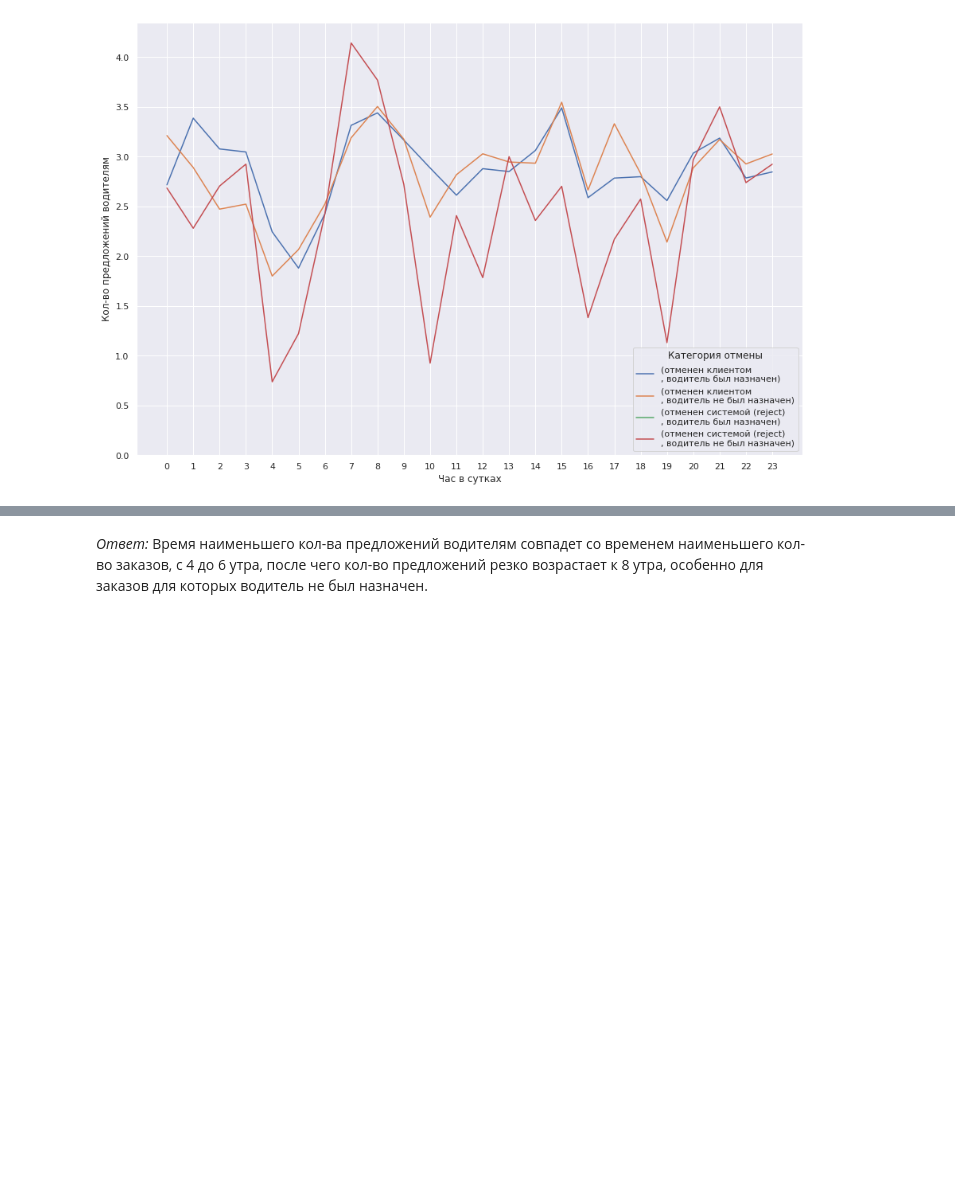
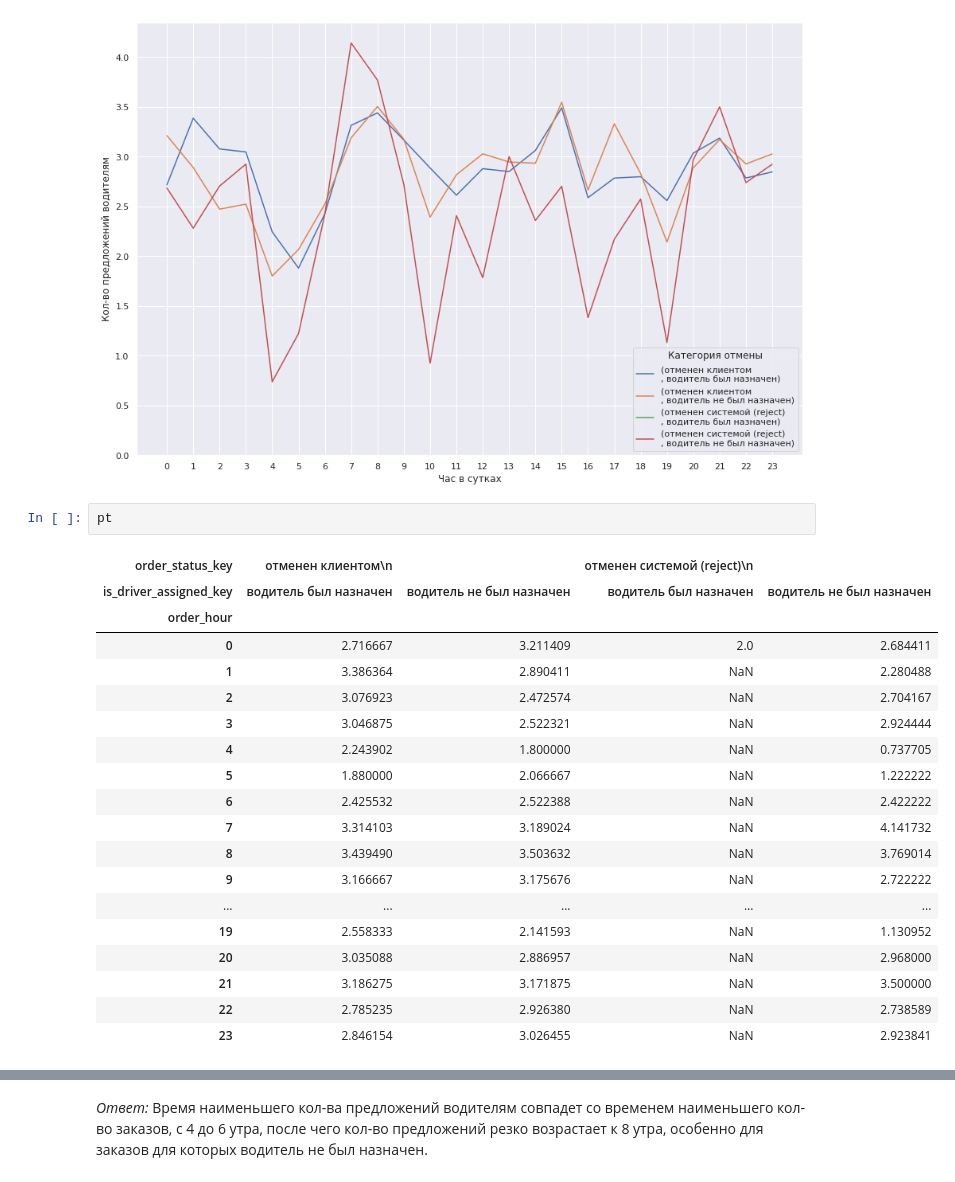
Before and after one commit to bebyakinb/test_assignments-Analyst-, a Jupyter notebook: gett/matching_home_assignment_for_candidates.ipynb, the cells around one changed output, grey strips where cells are left out. Drawn from its saved outputs; the diff is of its cells as text; blank space fills up the shorter version.

```diff
--- a/gett/matching_home_assignment_for_candidates.ipynb
+++ b/gett/matching_home_assignment_for_candidates.ipynb
@@ -342,3 +400,25 @@ plt.xticks(np.arange(24))
 plt.show()
 # %% [output]
 [figure]
+# %%
+pt
+# %% [output]
+| order_status_key | отменен клиентом\n |  | отменен системой (reject)\n |  |
+| is_driver_assigned_key | водитель был назначен | водитель не был назначен | водитель был назначен | водитель не был назначен |
+| order_hour |  |  |  |  |
+| 0 | 2.716667 | 3.211409 | 2.0 | 2.684411 |
+| 1 | 3.386364 | 2.890411 | NaN | 2.280488 |
+| 2 | 3.076923 | 2.472574 | NaN | 2.704167 |
+| 3 | 3.046875 | 2.522321 | NaN | 2.924444 |
+| 4 | 2.243902 | 1.800000 | NaN | 0.737705 |
+| 5 | 1.880000 | 2.066667 | NaN | 1.222222 |
+| 6 | 2.425532 | 2.522388 | NaN | 2.422222 |
+| 7 | 3.314103 | 3.189024 | NaN | 4.141732 |
+| 8 | 3.439490 | 3.503632 | NaN | 3.769014 |
+| 9 | 3.166667 | 3.175676 | NaN | 2.722222 |
+| ... | ... | ... | ... | ... |
+| 19 | 2.558333 | 2.141593 | NaN | 1.130952 |
+| 20 | 3.035088 | 2.886957 | NaN | 2.968000 |
+| 21 | 3.186275 | 3.171875 | NaN | 3.500000 |
+| 22 | 2.785235 | 2.926380 | NaN | 2.738589 |
+| 23 | 2.846154 | 3.026455 | NaN | 2.923841 |
```
Also changed, not shown: parts of 11 cells of this notebook.
